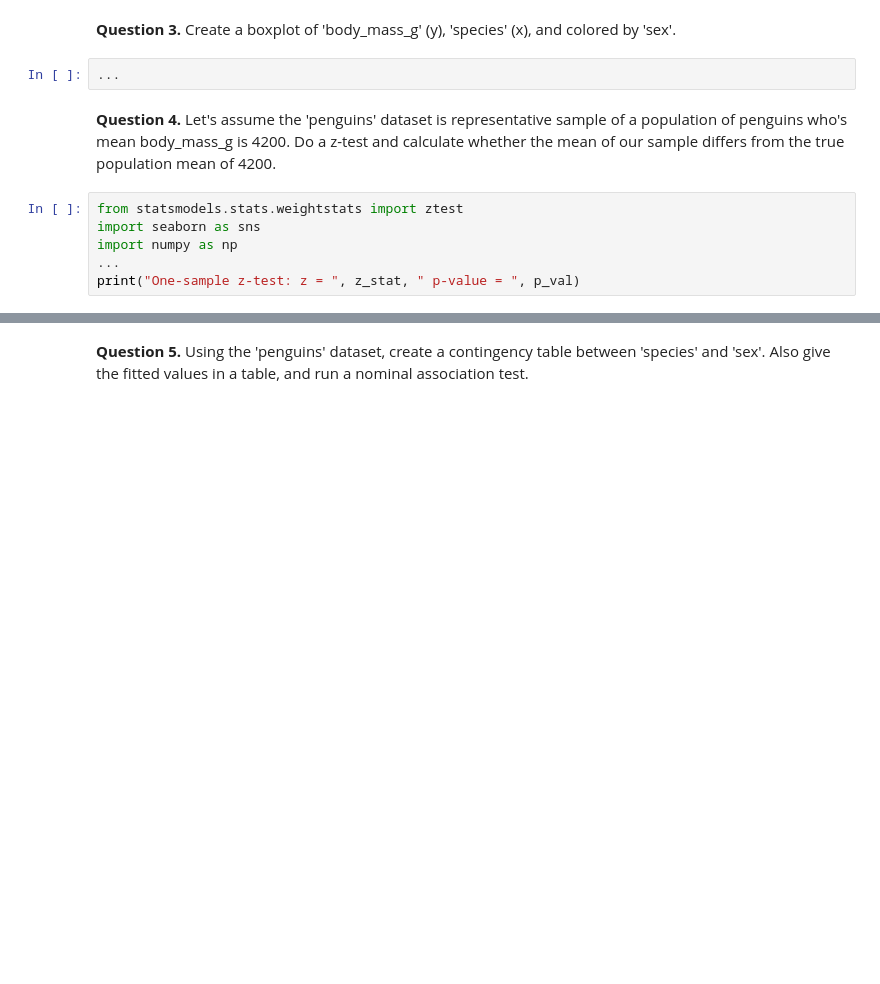
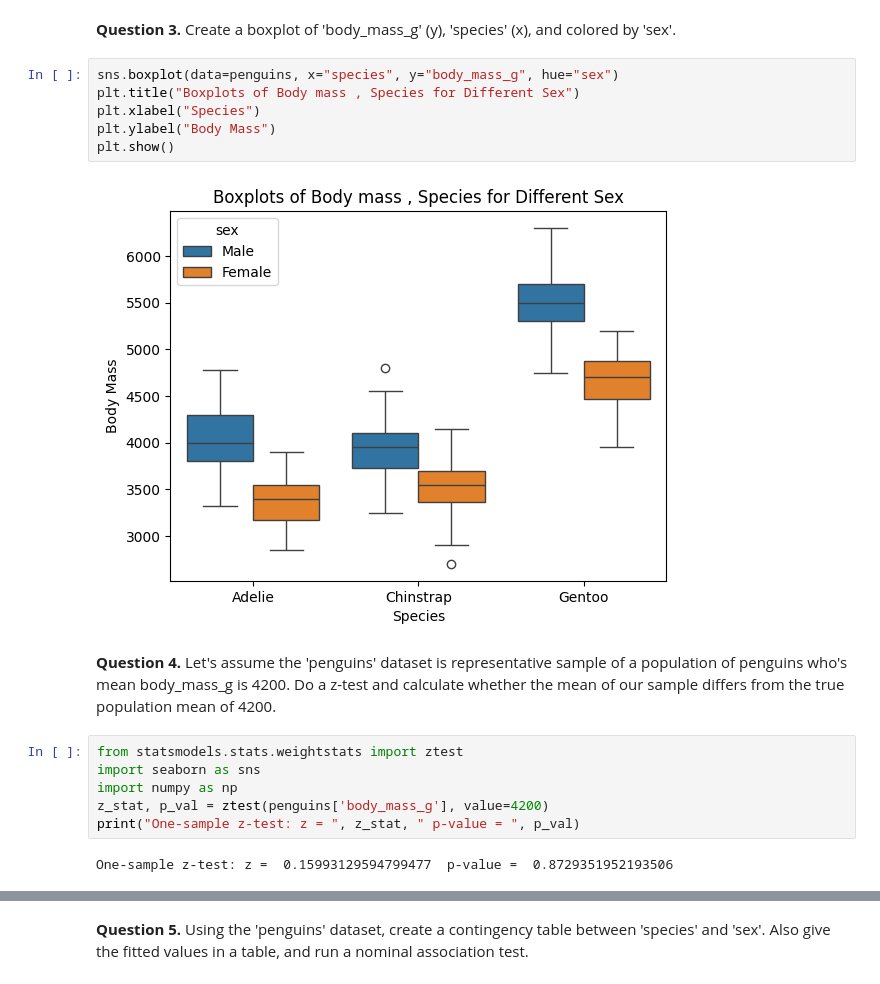
Before and after one commit to bisakh98/M4A3, a Jupyter notebook: hypothesisTesting.ipynb, the cells around one changed output, grey strips where cells are left out. Drawn from its saved outputs; the diff is of its cells as text; blank space fills up the shorter version.

```diff
--- a/hypothesisTesting.ipynb
+++ b/hypothesisTesting.ipynb
@@ -177,7 +282,13 @@ grader.check("q2")
 
 **Question 3.** Create a boxplot of 'body_mass_g' (y), 'species' (x), and colored by 'sex'.
 # %%
-...
+sns.boxplot(data=penguins, x="species", y="body_mass_g", hue="sex")
+plt.title("Boxplots of Body mass , Species for Different Sex")
+plt.xlabel("Species")
+plt.ylabel("Body Mass")
+plt.show()
+# %% [output]
+[figure, added]
 # %% [markdown]
 <!-- END QUESTION -->
 
@@ -186,7 +297,9 @@ grader.check("q2")
 from statsmodels.stats.weightstats import ztest
 import seaborn as sns
 import numpy as np
-...
+z_stat, p_val = ztest(penguins['body_mass_g'], value=4200)
 print("One-sample z-test: z = ", z_stat, " p-value = ", p_val)
+# %% [output]
+One-sample z-test: z =  0.15993129594799477  p-value =  0.8729351952193506
 # %%
 grader.check("q4")
```
Also changed, not shown: parts of 23 cells of this notebook, 1 other file.
